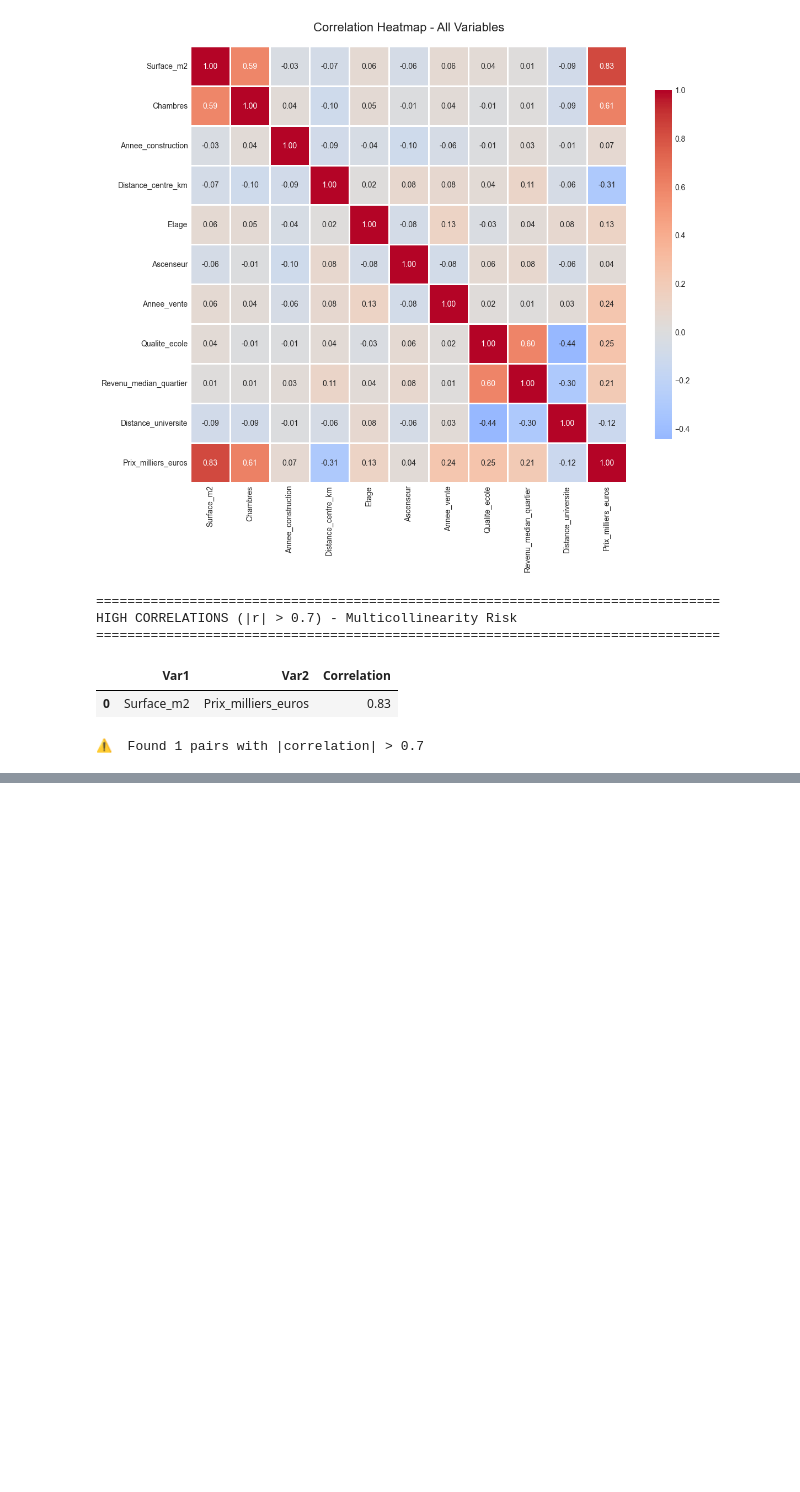
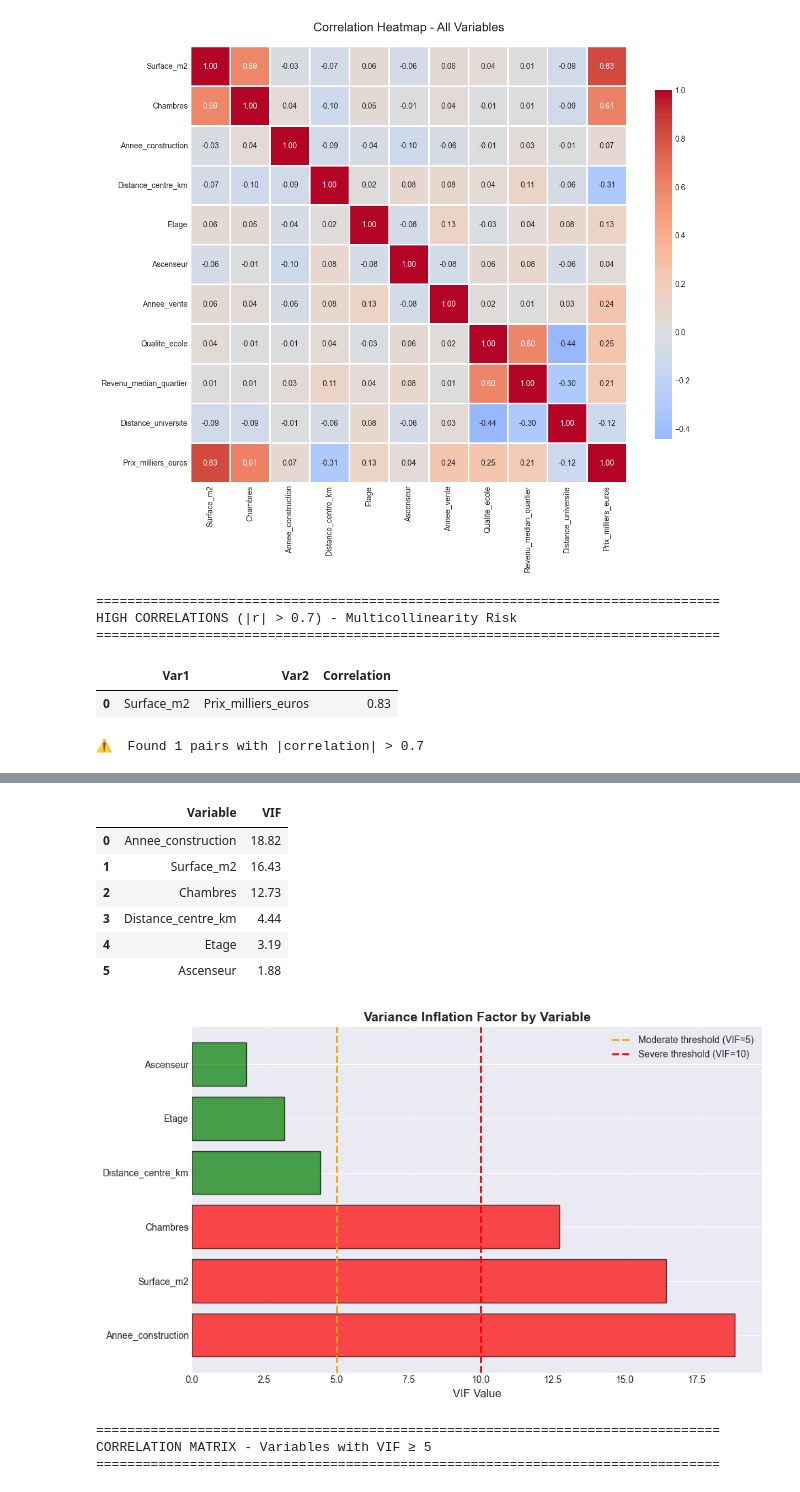
Before and after one commit to diegomerchanm/Statistics_2025, a Jupyter notebook: notebook.ipynb, the cells around one changed output, grey strips where cells are left out. Saved outputs shown, nothing was run; the diff lists cells and outputs as text; code cells hidden in the pictures; blank space fills up the shorter version.

```diff
--- a/notebook.ipynb
+++ b/notebook.ipynb
@@ -372,0 +933,61 @@ HIGH CORRELATIONS (|r| > 0.7) - Multicollinearity Risk
+# %%
+
+
+from statsmodels.stats.outliers_influence import variance_inflation_factor
+
+# Prepare data for VIF calculation
+X_vif = df[['Surface_m2', 'Chambres', 'Annee_construction',
+            'Distance_centre_km', 'Etage', 'Ascenseur']]
+
+# Calculate VIF for each variable
+vif_data = pd.DataFrame()
+vif_data["Variable"] = X_vif.columns
+vif_data["VIF"] = [variance_inflation_factor(X_vif.values, i) for i in range(X_vif.shape[1])]
+
+# Sort by VIF (descending)
+vif_data = vif_data.sort_values('VIF', ascending=False).reset_index(drop=True)
+
+print("="*80)
+print("VARIANCE INFLATION FACTOR (VIF) ANALYSIS")
+print("="*80)
+print("\nInterpretation:")
+print("  VIF < 5:    No multicollinearity")
+print("  5 ≤ VIF < 10: Moderate multicollinearity (monitor)")
+print("  VIF ≥ 10:    Severe multicollinearity (problematic)")
+print("-"*80)
+
+display(vif_data)
+
+# Visual representation
+fig, ax = plt.subplots(figsize=(10, 6))
+colors = ['red' if vif >= 10 else 'orange' if vif >= 5 else 'green' for vif in vif_data['VIF']]
+bars = ax.barh(vif_data['Variable'], vif_data['VIF'], color=colors, alpha=0.7, edgecolor='black')
+
+ax.axvline(x=5, color='orange', linestyle='--', linewidth=2, label='Moderate threshold (VIF=5)')
+ax.axvline(x=10, color='red', linestyle='--', linewidth=2, label='Severe threshold (VIF=10)')
+ax.set_xlabel('VIF Value', fontsize=12)
+ax.set_title('Variance Inflation Factor by Variable', fontsize=14, fontweight='bold')
+ax.legend()
+ax.grid(axis='x', alpha=0.3)
+
+plt.tight_layout()
+plt.show()
+
+# Additional correlation heatmap focused on high VIF variables
+if vif_data['VIF'].max() >= 5:
+    print("\n" + "="*80)
+    print("CORRELATION MATRIX - Variables with VIF ≥ 5")
+    print("="*80)
+
+    high_vif_vars = vif_data[vif_data['VIF'] >= 5]['Variable'].tolist()
+
+    if high_vif_vars:
+        corr_high_vif = df[high_vif_vars].corr()
+
+        plt.figure(figsize=(8, 6))
+        sns.heatmap(corr_high_vif, annot=True, fmt='.3f', cmap='coolwarm', center=0,
+                    square=True, linewidths=1, cbar_kws={"shrink": 0.8})
+        plt.title('Correlation Among High-VIF Variables', fontsize=14, fontweight='bold')
+        plt.tight_layout()
+        plt.show()
+# %% [output]
@@ -372,0 +1003,11 @@ HIGH CORRELATIONS (|r| > 0.7) - Multicollinearity Risk
+|  | Variable | VIF |
+| 0 | Annee_construction | 18.82 |
+| 1 | Surface_m2 | 16.43 |
+| 2 | Chambres | 12.73 |
+| 3 | Distance_centre_km | 4.44 |
+| 4 | Etage | 3.19 |
+| 5 | Ascenseur | 1.88 |
+[figure, added]
+================================================================================
+CORRELATION MATRIX - Variables with VIF ≥ 5
+================================================================================
```
Also changed, not shown: parts of 18 cells of this notebook, 1 other file.
